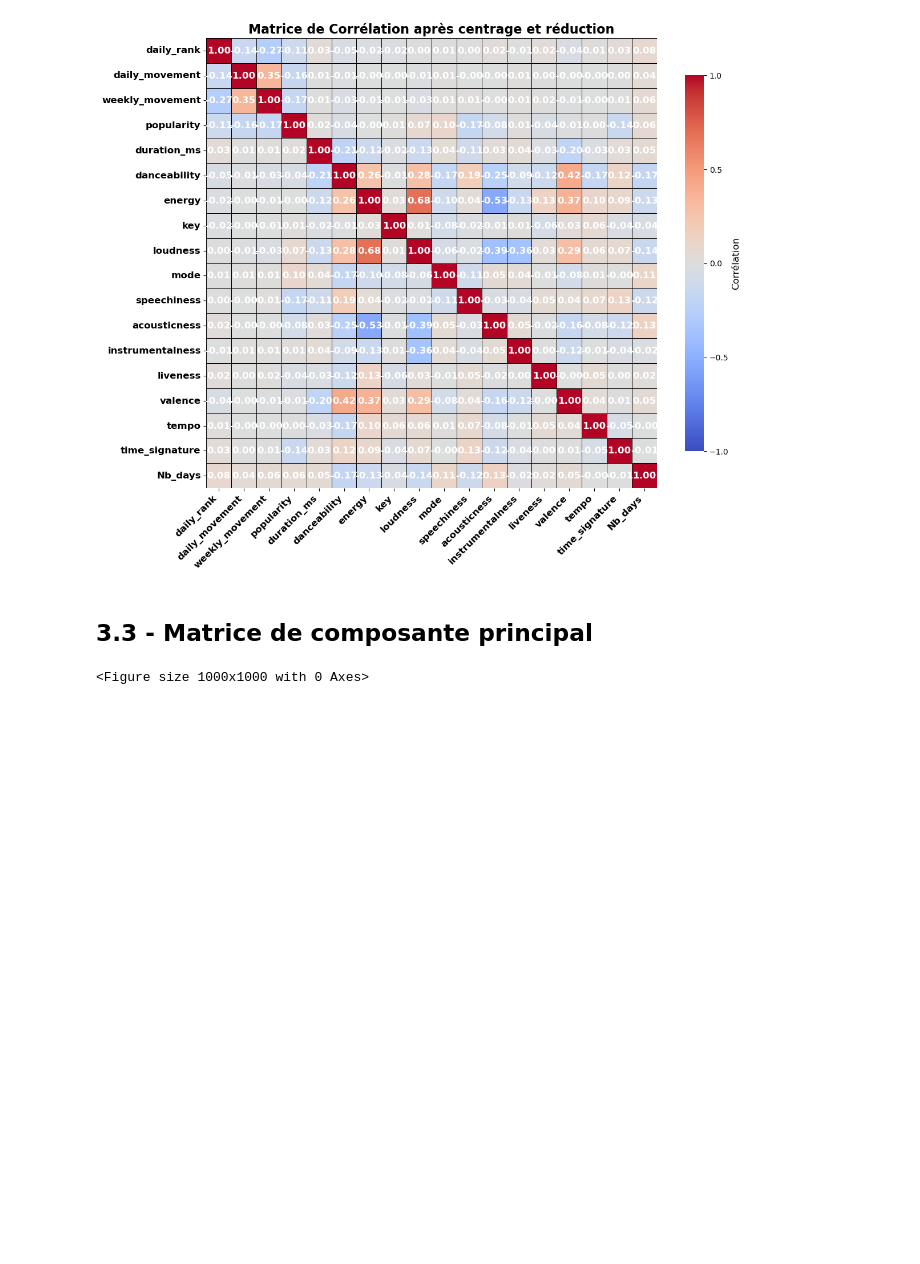
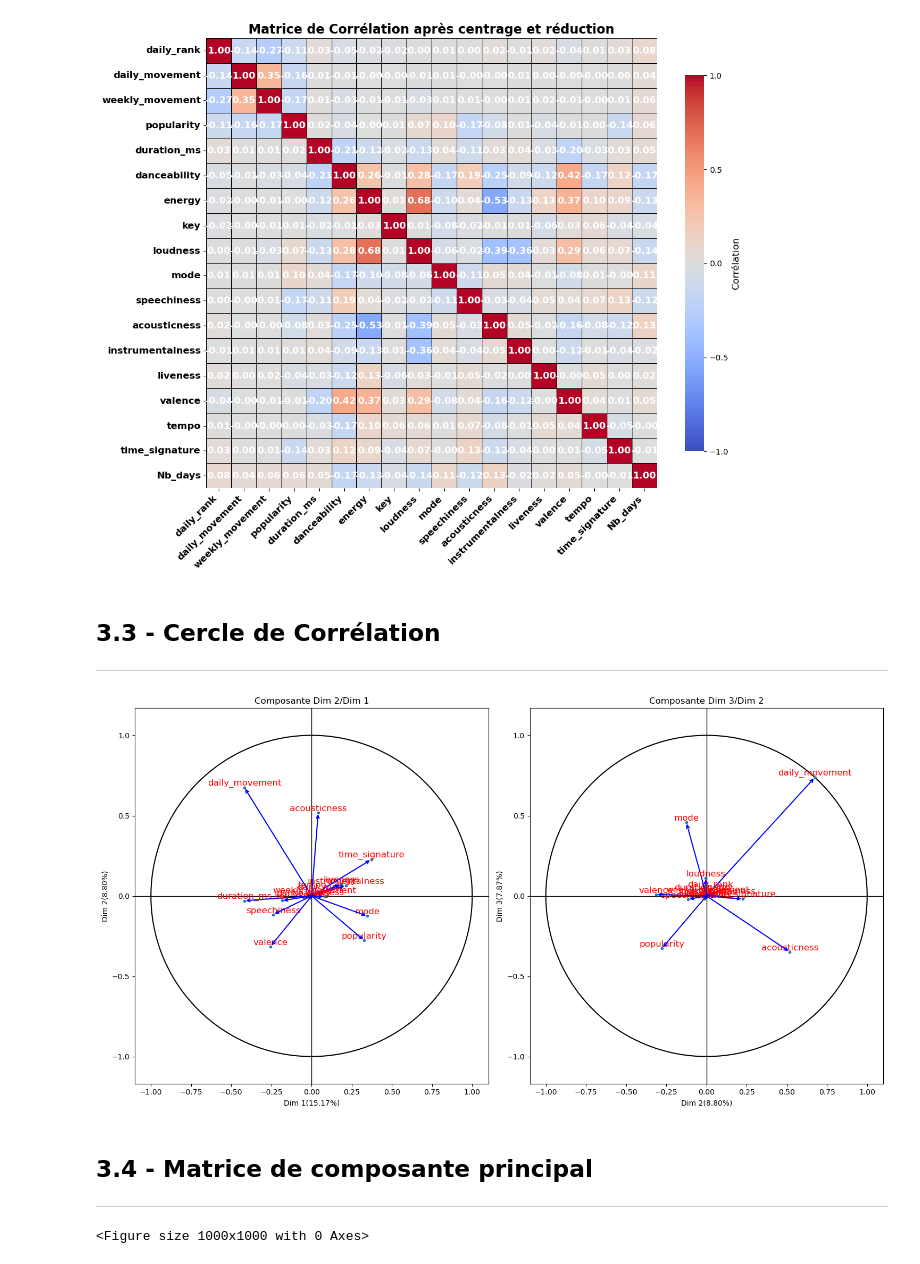
Before and after one commit to Elouan-Michy/Regression-lineaire, a Jupyter notebook: Base_spotify_pandas-Copy11.ipynb, the cells around one changed output. Drawn from its saved outputs; the diff is of its cells as text; code cells hidden in the pictures; blank space fills up the shorter version.

```diff
--- a/Base_spotify_pandas-Copy11.ipynb
+++ b/Base_spotify_pandas-Copy11.ipynb
@@ -373,8 +391,61 @@ plt.tight_layout()
 plt.show()
 # %% [output]
 [figure]
+# %% [markdown]
+## 3.3 - Cercle de Corrélation
+---
+# %%
+# Trier les colonnes de Base_numeric selon les indices triés des composantes principales
+Base_numeric_triee = Base_numeric.iloc[:, indices_triees]  # Trier les colonnes de Base_numeric en fonction du tri des composantes
+
+# Cercle de corrélation :
+corr_matrix = pd.DataFrame(X_centered_reduced).corr().to_numpy()
+coord = vecteurs_propres_triees[:, :len(corr_matrix)] * np.sqrt(valeurs_propres_triees[:len(corr_matrix)])
+
+def cercle_ligne(nb_point):
+    x = np.linspace(0, 1, nb_point)
+    y = np.sqrt(1 - x**2)
+    plt.plot(x, y, color="black")
+    plt.plot(x, -y, color="black")
+    plt.plot(-x, y, color="black")
+    plt.plot(-x, -y, color="black")
+    # Ajouter les lignes des axes
+    plt.axhline(0, color='black', linewidth=1)  # Ligne horizontale (axe des ordonnées)
+    plt.axvline(0, color='black', linewidth=1)  # Ligne verticale (axe des abscisses)
+
+# Afficher les graphes pour chaque paire de composantes principales
+plt.figure(figsize=(15, 8))  # Créer une grande figure pour deux sous-graphes
+for idx, (i, j) in enumerate([(0, 1), (1, 2)]):  # Pour chaque paire de composantes
+    plt.subplot(1, 2, idx+1)  # Créer deux sous-graphes côte à côte
+
+    cercle_ligne(1000000)
+
+    # Tracer les coordonnées
+    plt.plot(coord[i], coord[j], ".")
+
+    # Ajouter le texte pour chaque variable sur le cercle
+    for idx_name, name in enumerate(Base_numeric_triee.columns):
+        plt.text(coord[i, idx_name], coord[j, idx_name], name,
+                 color='red', ha='center', va='bottom', fontsize=12)
+
+        # Ajouter les flèches pointant vers les points
+        plt.annotate("", xy=(coord[i, idx_name], coord[j, idx_name]), xytext=(0, 0),
+                     arrowprops=dict(arrowstyle="->", color="blue", lw=1.5))
+
+    # Ajouter les annotations avec le pourcentage de variance expliquée sur les axes
+    plt.xlabel(f"Dim {i+1}({100 * variance_expliquee[i]:.2f}%)")
+    plt.ylabel(f"Dim {j+1}({100 * variance_expliquee[j]:.2f}%)")
+
+    plt.title(f"Composante Dim {j+1}/Dim {i+1}")
+    plt.axis('equal')
+
+plt.tight_layout()  # Ajuste automatiquement la disposition des sous-graphes
+plt.show()
+# %% [output]
+[figure, added]
 # %% [markdown]
-## 3.3 - Matrice de composante principal
+## 3.4 - Matrice de composante principal
+---
 # %%
 # Projeter les données dans l'espace des composantes principales
 plt.rcParams['agg.path.chunksize'] = 1700000
```
Also changed, not shown: parts of 50 cells of this notebook.
